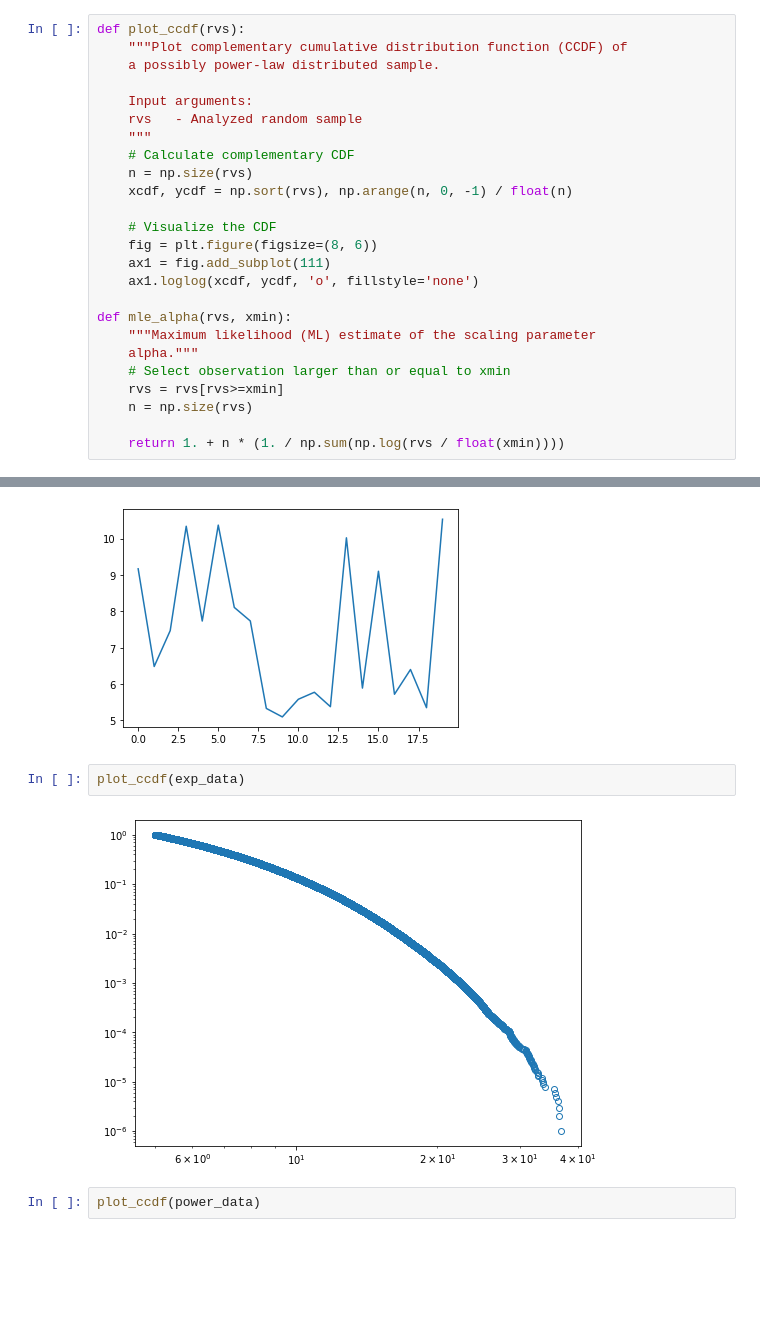
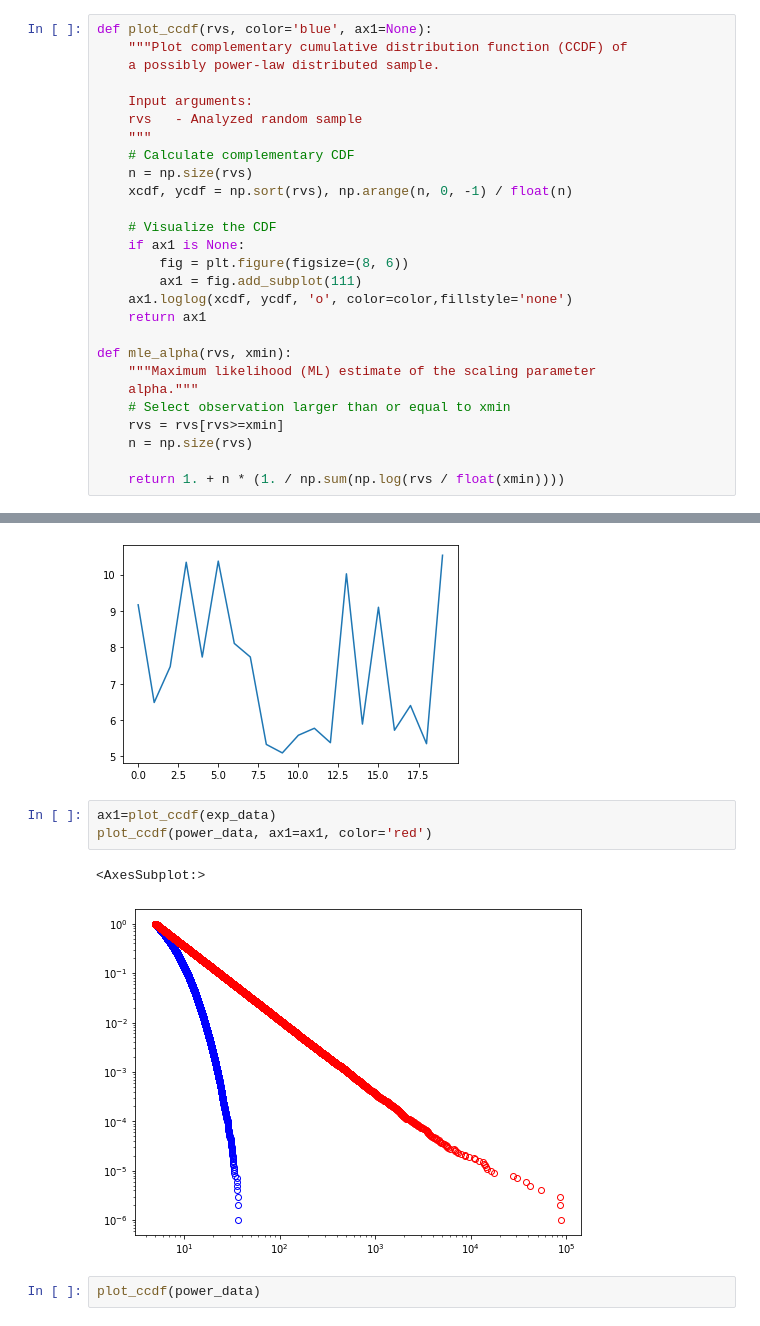
Before and after one commit to RRisto/learning, a Jupyter notebook: statistics/distributions/power_law.ipynb, the cells around one changed output, grey strips where cells are left out. Cells and saved outputs as stored; diff of their text form; blank space fills up the shorter version.

Commit message:
powerlaw

```diff
--- a/statistics/distributions/power_law.ipynb
+++ b/statistics/distributions/power_law.ipynb
@@ -167,5 +186,5 @@ plt.show()
 # %%
-def plot_ccdf(rvs):
+def plot_ccdf(rvs, color='blue', ax1=None):
     """Plot complementary cumulative distribution function (CCDF) of
     a possibly power-law distributed sample.
 
@@ -177,9 +196,11 @@ def plot_ccdf(rvs):
     xcdf, ycdf = np.sort(rvs), np.arange(n, 0, -1) / float(n)
 
     # Visualize the CDF
-    fig = plt.figure(figsize=(8, 6))
-    ax1 = fig.add_subplot(111)
-    ax1.loglog(xcdf, ycdf, 'o', fillstyle='none')
+    if ax1 is None:
+        fig = plt.figure(figsize=(8, 6))
+        ax1 = fig.add_subplot(111)
+    ax1.loglog(xcdf, ycdf, 'o', color=color,fillstyle='none')
+    return ax1
 
 def mle_alpha(rvs, xmin):
     """Maximum likelihood (ML) estimate of the scaling parameter
@@ -260,9 +282,11 @@ plt.plot(exp_data[:20])
 [<matplotlib.lines.Line2D at 0x...>]
 [figure]
 # %%
-plot_ccdf(exp_data)
+ax1=plot_ccdf(exp_data)
+plot_ccdf(power_data, ax1=ax1, color='red')
 # %% [output]
+<AxesSubplot:>
-[figure, old version]
+[figure, new version]
 # %%
 plot_ccdf(power_data)
 # %% [output]
```
Also changed, not shown: parts of 15 cells of this notebook.
